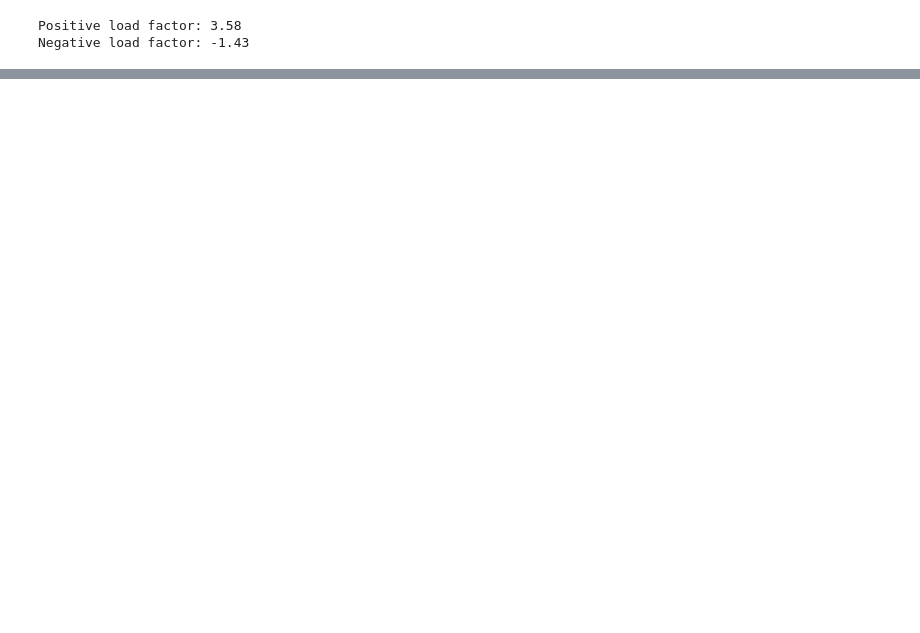
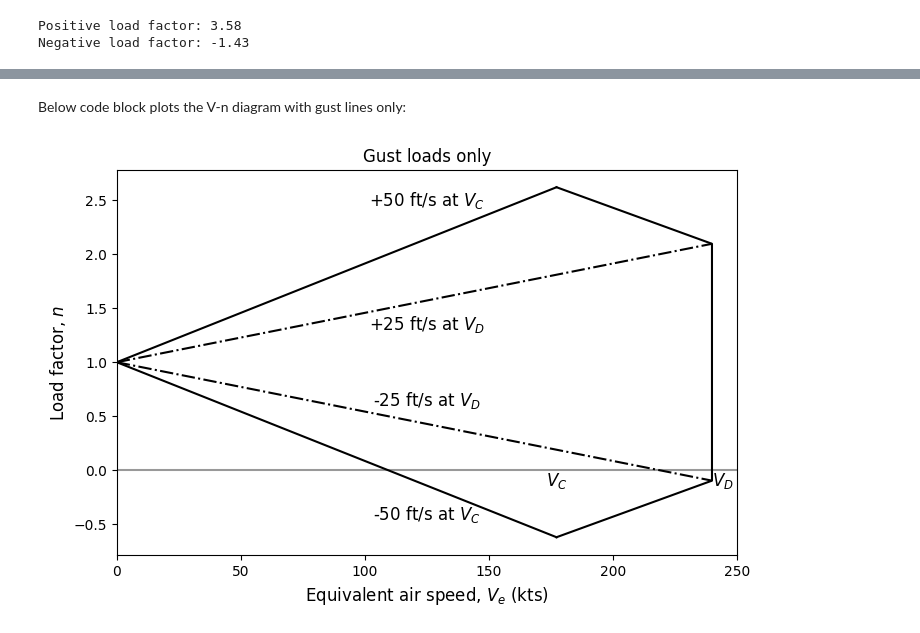
Before and after one commit to ComputationalDesignLab/aircraft-design, a Jupyter notebook: book/trade_study/vn_diagram.ipynb, the cells around one changed output, grey strips where cells are left out. Drawn from its saved outputs; the diff is of its cells as text; code cells hidden in the pictures; blank space fills up the shorter version.

```diff
--- a/book/trade_study/vn_diagram.ipynb
+++ b/book/trade_study/vn_diagram.ipynb
@@ -182,0 +230,36 @@ Text(0, 0.5, 'Load factor, $n$')
+# %% [markdown]
+Below code block plots the V-n diagram with gust lines only:
+# %%
+fig, ax = plt.subplots(figsize=(8,5))
+
+ax.axhline(y=0, linestyle="-", color="k", alpha=0.4)
+
+# +-50 ft/s gust lines - VC
+ax.plot(V_gust_line_VC, VC_gust_line_pos, "k-")
+ax.plot(V_gust_line_VC, VC_gust_line_neg, "k-")
+
+# +-25 ft/s gust lines - VD
+ax.plot(V_gust_line_VD, VD_gust_line_pos, "k-.")
+ax.plot(V_gust_line_VD, VD_gust_line_neg, "k-.")
+
+# Close the diagram
+ax.plot([V_gust_line_VC[-1], V_gust_line_VD[-1], V_gust_line_VD[-1], V_gust_line_VC[-1]],
+        [VC_gust_line_pos[-1], VD_gust_line_pos[-1], VD_gust_line_neg[-1], VC_gust_line_neg[-1]], "k-")
+
+# Annotations
+ax.annotate("$V_C$", (VC,0), fontsize=fs, ha="center", va="top")
+ax.annotate("$V_D$", (VD,0), fontsize=fs, ha="left", va="top")
+
+ax.annotate("+25 ft/s at $V_D$", (125,1.45), ha="center", va="top", fontsize=fs)
+ax.annotate("-25 ft/s at $V_D$", (125,0.55), ha="center", va="bottom", fontsize=fs)
+
+ax.annotate("+50 ft/s at $V_C$", (125,2.4), ha="center", va="bottom", fontsize=fs)
+ax.annotate("-50 ft/s at $V_C$", (125,-0.5), ha="center", va="bottom", fontsize=fs)
+
+# Asthetics
+ax.set_xlim(left=0, right=250)
+ax.set_xlabel("Equivalent air speed, $V_e$ (kts)", fontsize=fs)
+ax.set_ylabel("Load factor, $n$", fontsize=fs)
+_ = ax.set_title("Gust loads only", fontsize=fs)
+# %% [output]
+[figure, added]
```
Also changed, not shown: parts of 19 cells of this notebook.
